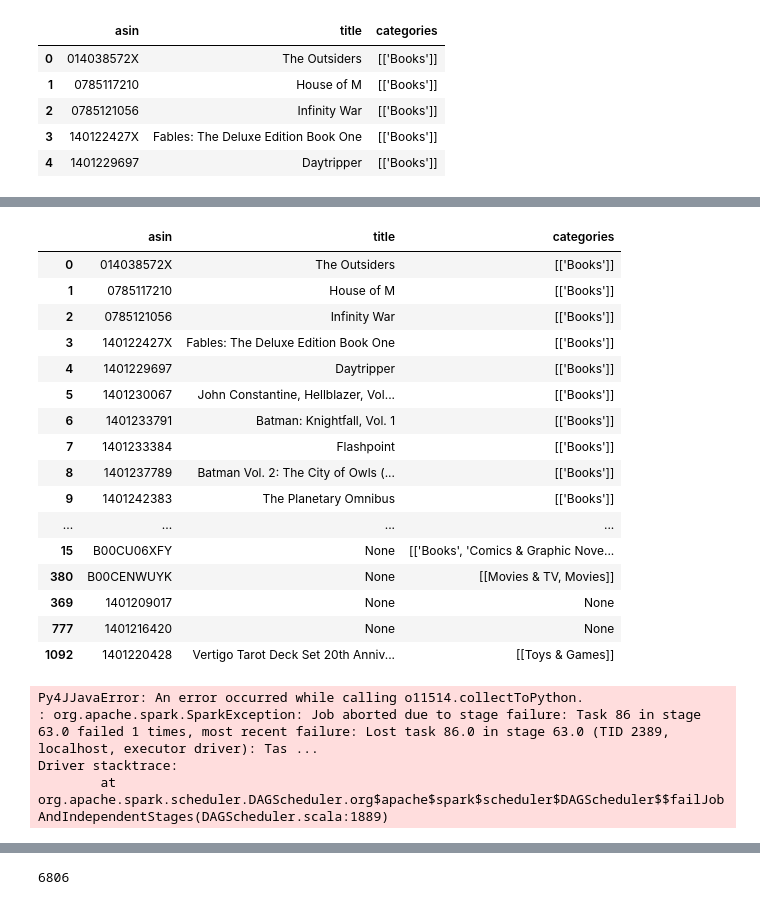
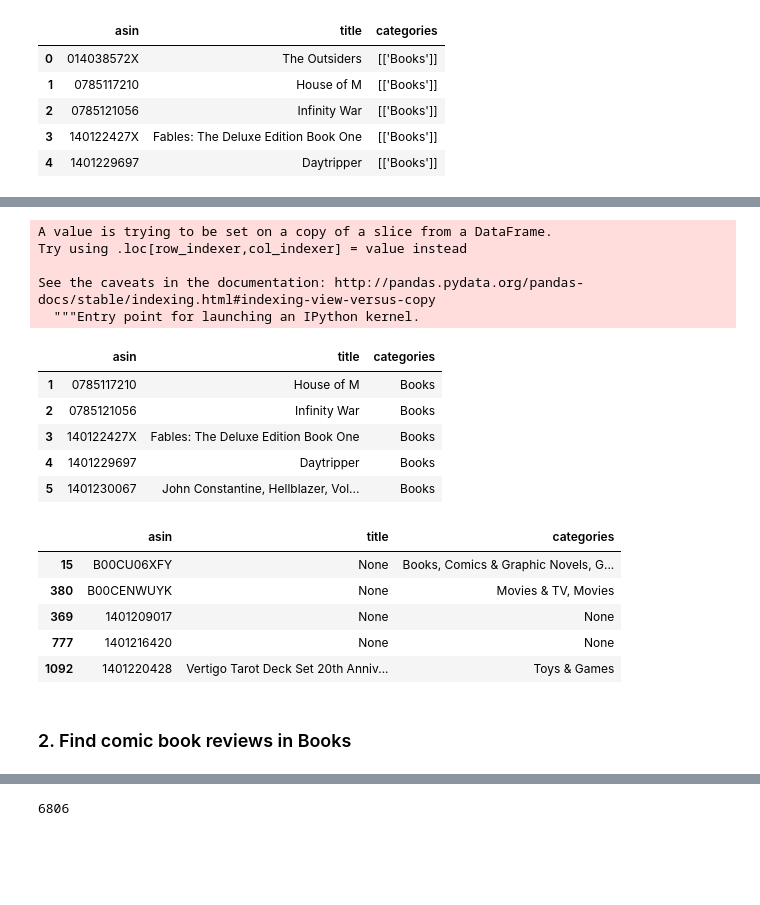
Before and after one commit to jnawjux/intocomics, a Jupyter notebook: amazon_reviews_eda.ipynb, the cells around one changed output, grey strips where cells are left out. Drawn from its saved outputs; the diff is of its cells as text; code cells hidden in the pictures; blank space fills up the shorter version.

```diff
--- a/amazon_reviews_eda.ipynb
+++ b/amazon_reviews_eda.ipynb
@@ -174,4 +177,4 @@ SELECT
 # %%
 metadata.createOrReplaceTempView('metadata')
 # %%
-marvel_meta = spark.sql(query_2).toPandas()
+marvel_meta = spark.sql(marvel_query).toPandas()
@@ -178,5 +190,5 @@ marvel_meta = spark.sql(query_2).toPandas()
 # %%
-query_3 = """
+dc_query = """
 SELECT
     asin,
     title,
@@ -187,7 +199,7 @@ SELECT
 # %%
 metadata.createOrReplaceTempView('metadata')
 # %%
-dc_meta = spark.sql(query_3).toPandas()
+dc_meta = spark.sql(dc_query).toPandas()
 # %%
 dc_meta.head()
 # %% [output]
@@ -215,23 +234,29 @@ all_comic_df.head()
 # %%
 all_comics_df = all_comic_df.drop_duplicates()
+# %%
+all_comics_df['categories'] = all_comics_df['categories'].apply(lambda x: re.sub("\[|\]|\'", "", x))
+# %% [output]
+A value is trying to be set on a copy of a slice from a DataFrame.
+Try using .loc[row_indexer,col_indexer] = value instead
+
+See the caveats in the documentation: http://pandas.pydata.org/pandas-docs/stable/indexing.html#indexing-view-versus-copy
+  """Entry point for launching an IPython kernel.
+# %%
+all_comics_df.head()
+# %% [output]
+|  | asin | title | categories |
+| 1 | 0785117210 | House of M | Books |
+| 2 | 0785121056 | Infinity War | Books |
+| 3 | 140122427X | Fables: The Deluxe Edition Book One | Books |
+| 4 | 1401229697 | Daytripper | Books |
+| 5 | 1401230067 | John Constantine, Hellblazer, Vol... | Books |
 # %%
-all_comics_df[all_comics_df['categories'] != '[[Books]]']
+all_comics_df[all_comics_df['categories'] != 'Books']
 # %% [output]
 |  | asin | title | categories |
-| 0 | 014038572X | The Outsiders | [['Books']] |
-| 1 | 0785117210 | House of M | [['Books']] |
-| 2 | 0785121056 | Infinity War | [['Books']] |
-| 3 | 140122427X | Fables: The Deluxe Edition Book One | [['Books']] |
-| 4 | 1401229697 | Daytripper | [['Books']] |
-| 5 | 1401230067 | John Constantine, Hellblazer, Vol... | [['Books']] |
-| 6 | 1401233791 | Batman: Knightfall, Vol. 1 | [['Books']] |
-| 7 | 1401233384 | Flashpoint | [['Books']] |
-| 8 | 1401237789 | Batman Vol. 2: The City of Owls (... | [['Books']] |
-| 9 | 1401242383 | The Planetary Omnibus | [['Books']] |
-| ... | ... | ... | ... |
-| 15 | B00CU06XFY | None | [['Books', 'Comics & Graphic Nove... |
-| 380 | B00CENWUYK | None | [[Movies & TV, Movies]] |
+| 15 | B00CU06XFY | None | Books, Comics & Graphic Novels, G... |
+| 380 | B00CENWUYK | None | Movies & TV, Movies |
 | 369 | 1401209017 | None | None |
 | 777 | 1401216420 | None | None |
-| 1092 | 1401220428 | Vertigo Tarot Deck Set 20th Anniv... | [[Toys & Games]] |
+| 1092 | 1401220428 | Vertigo Tarot Deck Set 20th Anniv... | Toys & Games |
 # %%
@@ -239,9 +264,6 @@ all_comics_df = all_comics_df.drop([13,14,15,380,369,777,1092], axis=0)
 # %%
 all_comics_df.to_csv('data/all_comic_asin.csv')
+# %% [markdown]
+### 2. Find comic book reviews in Books
 # %%
-comic_reviews = books_df.filter(col('asin').isin(all_comics_df.asin.tolist())).toPandas()
+comic_reviews = books_df.filter(col('asin').isin(all_comics_df.asin.tolist()))
-# %% [output]
-Py4JJavaError: An error occurred while calling o11514.collectToPython.
-: org.apache.spark.SparkException: Job aborted due to stage failure: Task 86 in stage 63.0 failed 1 times, most recent failure: Lost task 86.0 in stage 63.0 (TID 2389, localhost, executor driver): Tas ...
-Driver stacktrace:
-        at org.apache.spark.scheduler.DAGScheduler.org$apache$spark$scheduler$DAGScheduler$$failJobAndIndependentStages(DAGScheduler.scala:1889)
```
Also changed, not shown: parts of 62 cells of this notebook, 5 other files.
